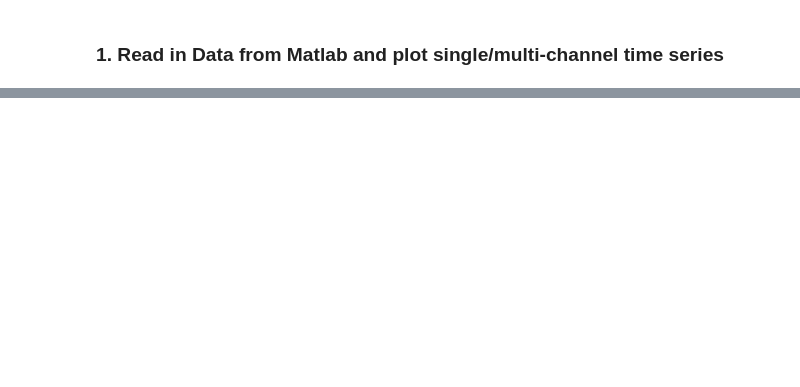
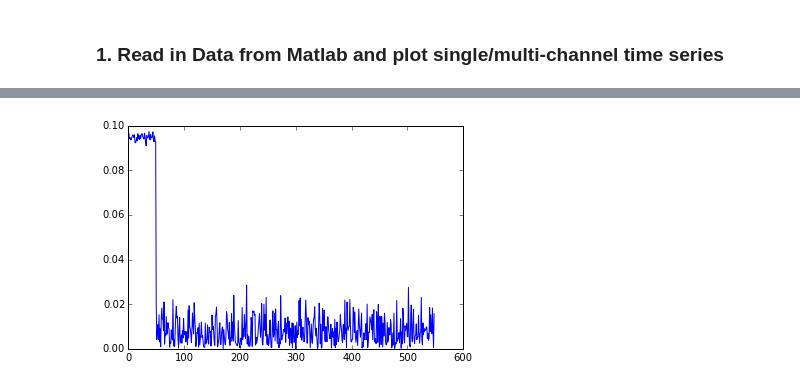
Before and after one commit to Rick-E/Honours, a Jupyter notebook: research_report/python_code/Honours_Data_Pipeline.ipynb, the cells around one changed output, grey strips where cells are left out. Cells and saved outputs as stored; diff of their text form; code cells hidden in the pictures; blank space fills up the shorter version.

```diff
--- a/research_report/python_code/Honours_Data_Pipeline.ipynb
+++ b/research_report/python_code/Honours_Data_Pipeline.ipynb
@@ -283,0 +258,35 @@ plt.colorbar(img2,cmap=cmap2)
+# %%
+# AVD = []
+# for i in range(0,tnet):
+#     AVD.append(np.mean(nx.algorithms.assortativity.average_degree_connectivity(graphs[i],weight='weight').values()))
+# NAVD = []
+# for i in range(0,nets):
+#     for j in range(0,1):
+#         if AVD[i][j] > 1.0:
+#             NAVD.append(AVD[i][j])
+
+# plt.plot(AVD)
+# plt.xlim(50,100)
+
+
+# SUM_PC = []
+# for i in range(0,tnet):
+#     SUM_PC.append(sum(sum(PCN[i])))
+# plt.plot(SUM_PC)
+# plt.xlim(50,100)
+# EC=[]
+# for i in range(0,tnet):
+#     if sum(abs(PCN[i][0])) > 1.0:
+#         EC.append(nx.algorithms.centrality.eigenvector_centrality(graphs[i],max_iter=1000).values())
+# # # print 'finished'
+# ECM = []
+# for i in range(0,len(EC)):
+#     ECM.append(np.mean(EC[i]))
+plt.plot(ECM)
+# plt.hist(ECM[50:550],bins=50)
+# print np.mean(ECM[0:50]) - np.mean(ECM[50:550])
+# print np.mean(ECM[50:550])
+TEST_MEAN = [np.mean(ECM[0:50]),np.mean(ECM[50:100])]
+DIFF = (TEST_MEAN[0] - TEST_MEAN[1])
+# %% [output]
+[figure, added]
```
Also changed, not shown: parts of 76 cells of this notebook.
